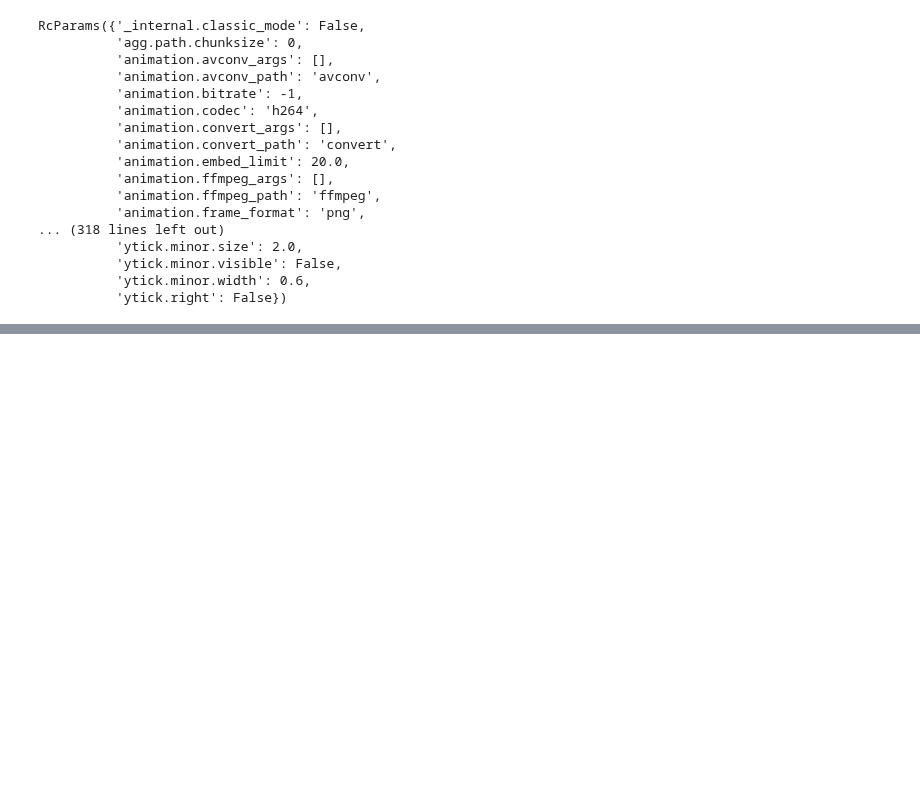
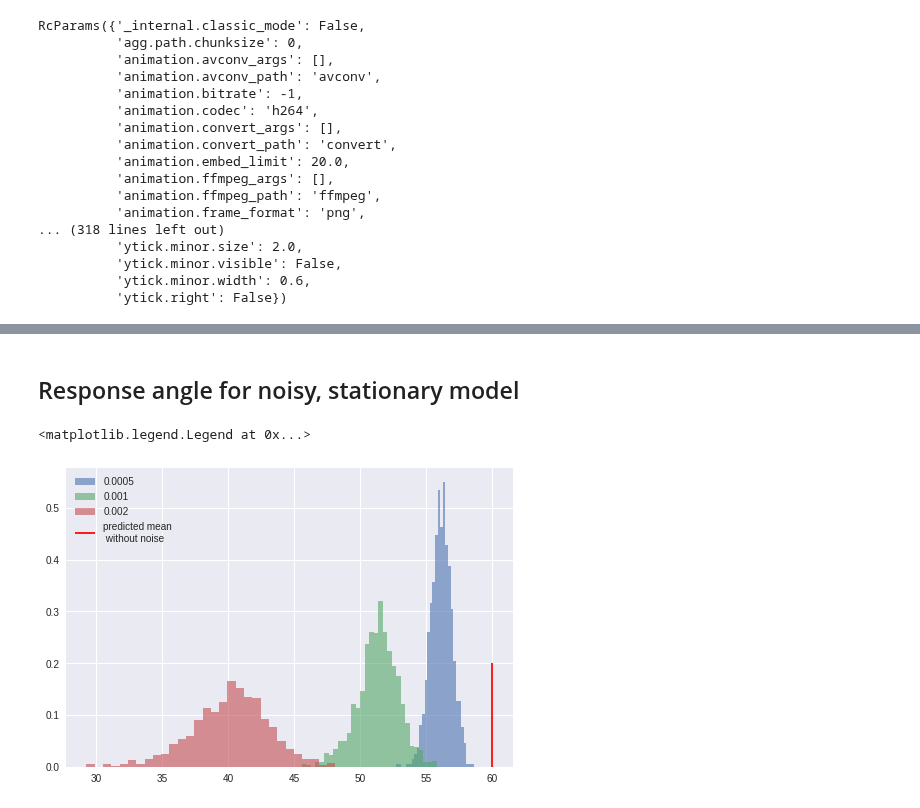
Before and after one commit to awakenting/master-thesis, a Jupyter notebook: code/plotting_drafts.ipynb, the cells around one changed output, grey strips where cells are left out. Cells and saved outputs as stored; diff of their text form; code cells hidden in the pictures; blank space fills up the shorter version.

```diff
--- a/code/plotting_drafts.ipynb
+++ b/code/plotting_drafts.ipynb
@@ -263,0 +270,2 @@ plt.ylim([0, 180])
+# %% [markdown]
+## Response angle for noisy, stationary model
@@ -263,0 +314,46 @@ plt.ylim([0, 180])
+# %%
+params = {'tau_m': 0.023,
+          'e_l': -0.079,
+          'r_m': 10*1e6,
+          'v_t': -0.061,
+          'init_vm_std': 0.001,
+          'vt_std': 0.000,
+          'rho_null': 0,
+          'rho_null_std': 1,
+          'tau_inh': 0.001,
+          'rho_scale': 9.0*1e6,
+          'exc_scale': 30,
+          'dt': 0.0001,
+          'total_time': 5,
+          'init_period': 0,
+          'noise_std_exc': 0*1e-3,
+          'noise_std_inh': 0*1e-3,
+          'cutoff_angle': 180,
+          'm': 1,
+          'b': 0,
+          'lv_min': 0.1,
+          'lv_max': 1.2,
+          'l_min': 10,
+          'l_max': 25,
+          'init_distance': 50}
+
+for exc_std in [0.0005, 0.001, 0.002]:
+    nruns = 1000
+    rstims = np.zeros(nruns)
+    rdists = np.zeros(nruns)
+    reaction_times = np.zeros(nruns)
+    speeds = np.zeros(nruns)
+    for i in np.arange(nruns):
+        params['noise_std_exc'] = exc_std
+        rstims[i], rdists[i], reaction_times[i], lv, stim_size, speeds[i], resp_in_t_to_coll = md.calc_response_fully_stationary(params)
+
+    analytical_resp_angle = stationary_response_angle(params['v_t'], params['e_l'], params['r_m'], params['rho_null']*1e-3,
+                                                       params['exc_scale']*1e-11, params['rho_scale'], params['m'],
+                                                       params['b'])
+
+    plt.hist(rstims, bins=30, label=str(exc_std), density=True, alpha=0.6)
+plt.vlines(analytical_resp_angle, 0, .2, 'r', label='predicted mean\n without noise')
+plt.legend()
+# %% [output]
+<matplotlib.legend.Legend at 0x...>
+[figure, added]
```
Also changed, not shown: parts of 18 cells of this notebook, 6 other files.
